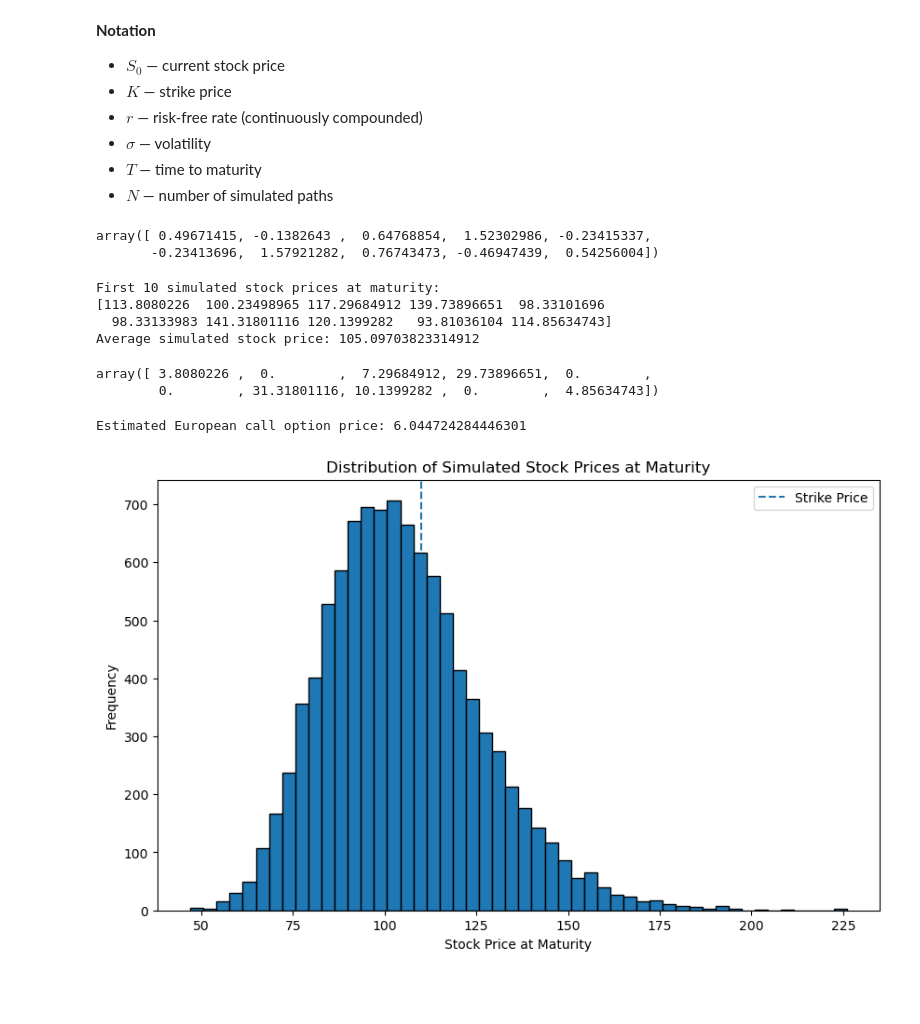
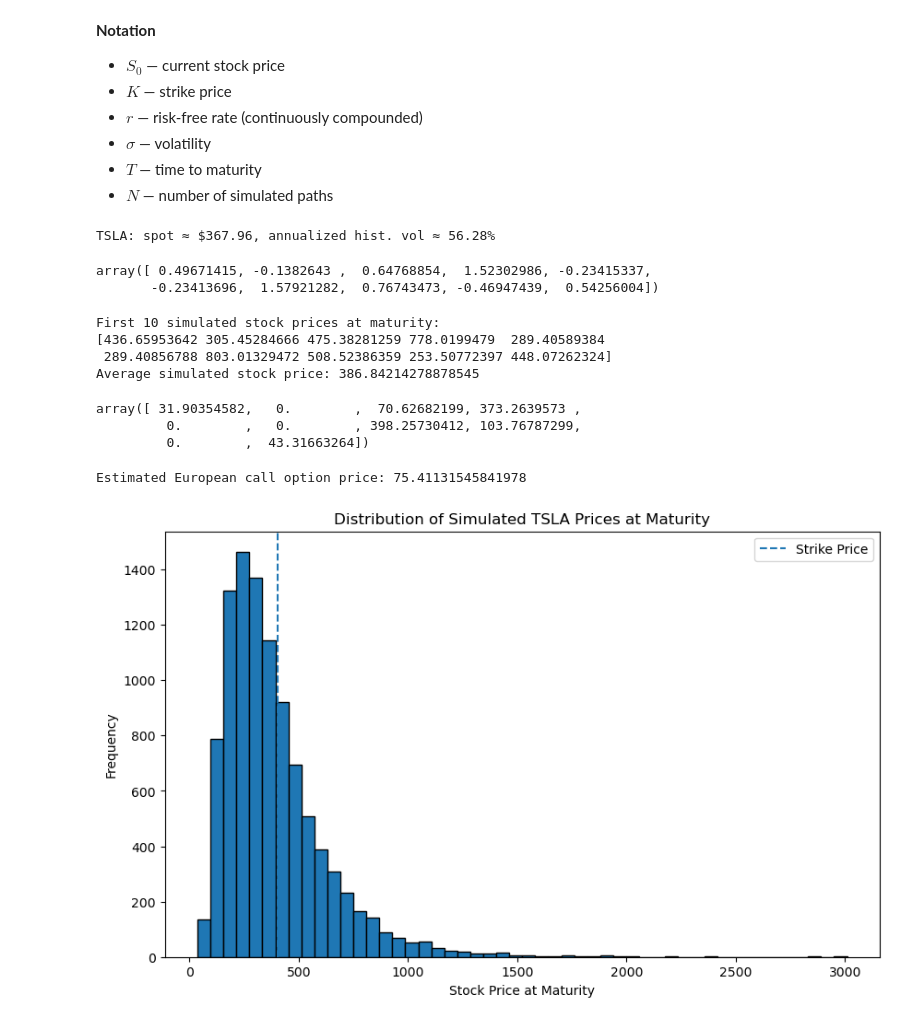
Before and after one commit to Ayomidemi/quant_200_days, a Jupyter notebook: notebooks/monte-carlo.ipynb, the cells around one changed output. Saved outputs shown, nothing was run; the diff lists cells and outputs as text; code cells hidden in the pictures; blank space fills up the shorter version.

Commit message:
make carlo tsla ticker

```diff
--- a/notebooks/monte-carlo.ipynb
+++ b/notebooks/monte-carlo.ipynb
@@ -26,21 +26,31 @@ $$
 # %%
 import numpy as np
 import matplotlib.pyplot as plt
+import yfinance as yf
 
-S0 = 100      # current stock price
-K = 110       # strike price
-r = 0.05      # risk-free rate
-sigma = 0.20  # volatility
-T = 1.0       # time to maturity in years
-N = 10000     # number of simulations
+# Tesla (same ticker as in 1to10.ipynb) — spot and realized vol from market data
+ticker = "TSLA"
+hist = yf.Ticker(ticker).history(period="1y")
+S0 = float(hist["Close"].iloc[-1])
+close = hist["Close"].astype(float)
+log_ret = np.log(close / close.shift(1)).dropna().to_numpy()
+sigma = float(np.std(log_ret, ddof=1) * np.sqrt(252))  # annualized from daily log returns
+
+K = S0 * 1.10  # strike ~10% above spot (same relative idea as the old 100 / 110 example)
+r = 0.05       # risk-free rate (approximate; Treasury yields are closer for real desks)
+T = 1.0        # time to maturity in years
+N = 10000      # number of simulations
+
+print(f"{ticker}: spot ≈ ${S0:,.2f}, annualized hist. vol ≈ {sigma:.2%}")
 
 np.random.seed(42)
 
 Z = np.random.randn(N)
 Z[:10]
 # %% [output]
-array([ 0.49671415, -0.1382643 ,  0.64768854,  1.52302986, -0.23415337,
-       -0.23413696,  1.57921282,  0.76743473, -0.46947439,  0.54256004])
+TSLA: spot ≈ $367.96, annualized hist. vol ≈ 56.28%
+array([ 0.49671415, -0.1382643 ,  0.64768854,  1.52302986, -0.23415337,
+       -0.23413696,  1.57921282,  0.76743473, -0.46947439,  0.54256004])
 # %%
 ST = S0 * np.exp((r - 0.5 * sigma**2) * T + sigma * np.sqrt(T) * Z)
 
@@ -50,28 +60,29 @@ print(ST[:10])
 print("Average simulated stock price:", np.mean(ST))
 # %% [output]
 First 10 simulated stock prices at maturity:
-[113.8080226  100.23498965 117.29684912 139.73896651  98.33101696
-  98.33133983 141.31801116 120.1399282   93.81036104 114.85634743]
-Average simulated stock price: 105.09703823314912
+[436.65953642 305.45284666 475.38281259 778.0199479  289.40589384
+ 289.40856788 803.01329472 508.52386359 253.50772397 448.07262324]
+Average simulated stock price: 386.84214278878545
 # %%
 payoff = np.maximum(ST - K, 0)
 payoff[:10]
 # %% [output]
-array([ 3.8080226 ,  0.        ,  7.29684912, 29.73896651,  0.        ,
-        0.        , 31.31801116, 10.1399282 ,  0.        ,  4.85634743])
+array([ 31.90354582,   0.        ,  70.62682199, 373.2639573 ,
+         0.        ,   0.        , 398.25730412, 103.76787299,
+         0.        ,  43.31663264])
 # %%
 call_price = np.exp(-r * T) * np.mean(payoff)
 print("Estimated European call option price:", call_price)
 # %% [output]
-Estimated European call option price: 6.044724284446301
+Estimated European call option price: 75.41131545841978
 # %%
 plt.figure(figsize=(10, 6))
 plt.hist(ST, bins=50, edgecolor='black')
 plt.axvline(K, linestyle='--', label='Strike Price')
-plt.title('Distribution of Simulated Stock Prices at Maturity')
+plt.title(f'Distribution of Simulated {ticker} Prices at Maturity')
 plt.xlabel('Stock Price at Maturity')
 plt.ylabel('Frequency')
 plt.legend()
 plt.show()
 # %% [output]
-[figure, old version]
+[figure, new version]
```
Also changed, not shown: 1 other file.
